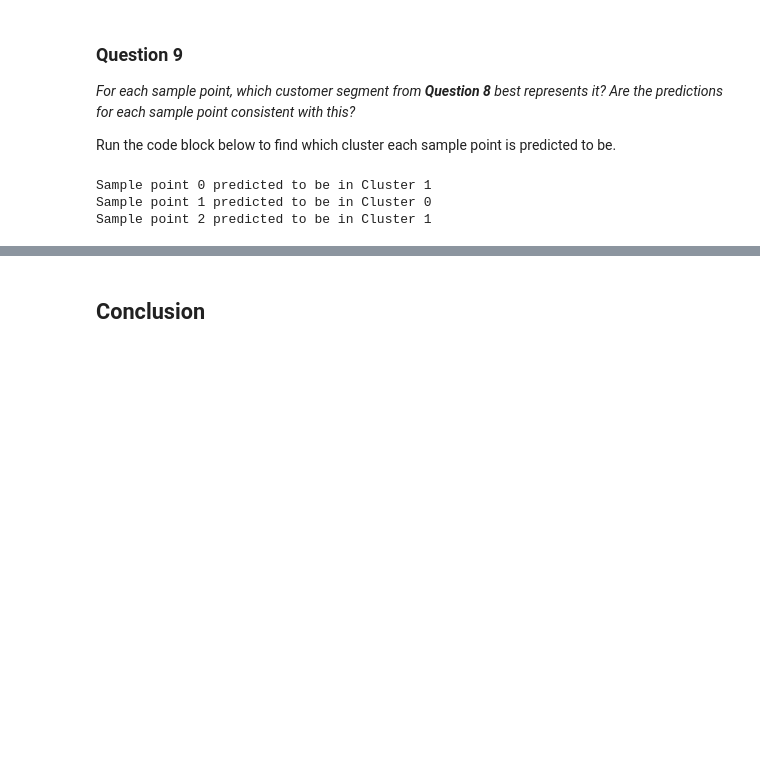
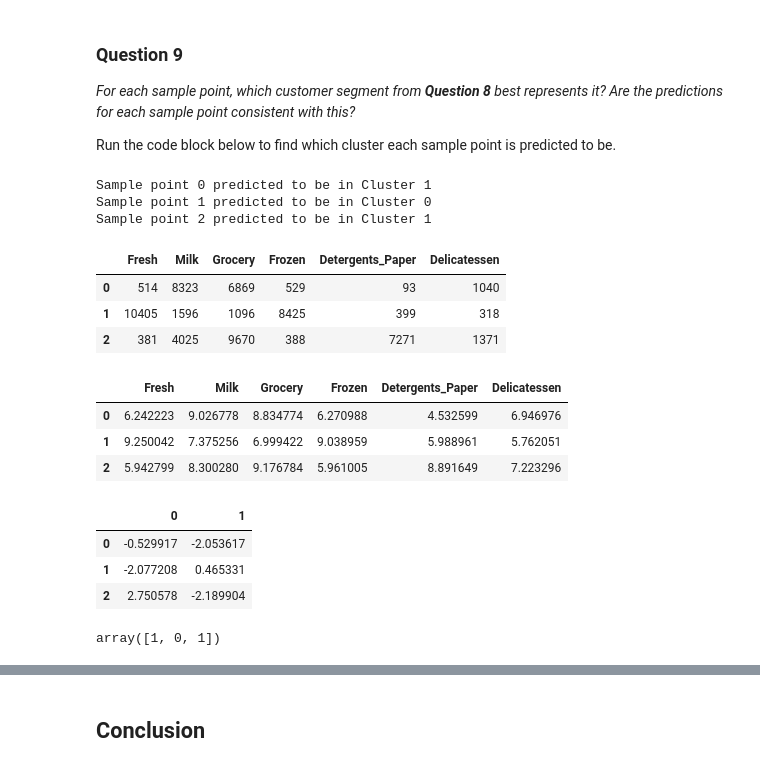
Before and after one commit to deepakrohilla13/machine-learning-excercise, a Jupyter notebook: customer_segments/customer_segments.ipynb, the cells around one changed output, grey strips where cells are left out. Drawn from its saved outputs; the diff is of its cells as text; code cells hidden in the pictures; blank space fills up the shorter version.

```diff
--- a/customer_segments/customer_segments.ipynb
+++ b/customer_segments/customer_segments.ipynb
@@ -688,6 +706,26 @@ for i, pred in enumerate(sample_preds):
 Sample point 0 predicted to be in Cluster 1
 Sample point 1 predicted to be in Cluster 0
 Sample point 2 predicted to be in Cluster 1
+# %%
+# Track all form of data samples
+display(samples)
+display(log_samples)
+display(pd.DataFrame(pca_samples))
+display(sample_preds)
+# %% [output]
+|  | Fresh | Milk | Grocery | Frozen | Detergents_Paper | Delicatessen |
+| 0 | 514 | 8323 | 6869 | 529 | 93 | 1040 |
+| 1 | 10405 | 1596 | 1096 | 8425 | 399 | 318 |
+| 2 | 381 | 4025 | 9670 | 388 | 7271 | 1371 |
+|  | Fresh | Milk | Grocery | Frozen | Detergents_Paper | Delicatessen |
+| 0 | 6.242223 | 9.026778 | 8.834774 | 6.270988 | 4.532599 | 6.946976 |
+| 1 | 9.250042 | 7.375256 | 6.999422 | 9.038959 | 5.988961 | 5.762051 |
+| 2 | 5.942799 | 8.300280 | 9.176784 | 5.961005 | 8.891649 | 7.223296 |
+|  | 0 | 1 |
+| 0 | -0.529917 | -2.053617 |
+| 1 | -2.077208 | 0.465331 |
+| 2 | 2.750578 | -2.189904 |
+array([1, 0, 1])
 # %% [markdown]
 **Answer:**
 <hr style=" height: 5px;   border-style: solid;   border-color: #8c8b8b;   border-width: 1px 0 0 0;   border-radius: 20px; "/>
```
Also changed, not shown: parts of 11 cells of this notebook, 1 other file.
